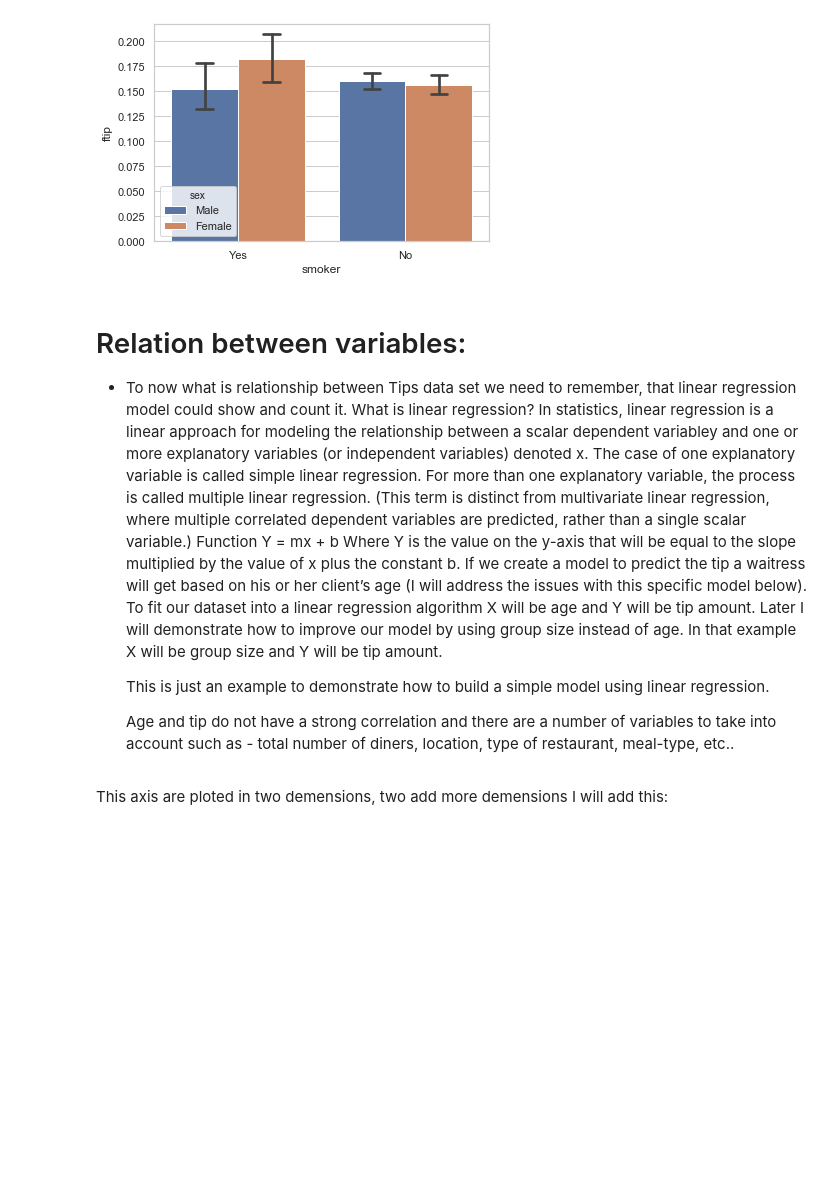
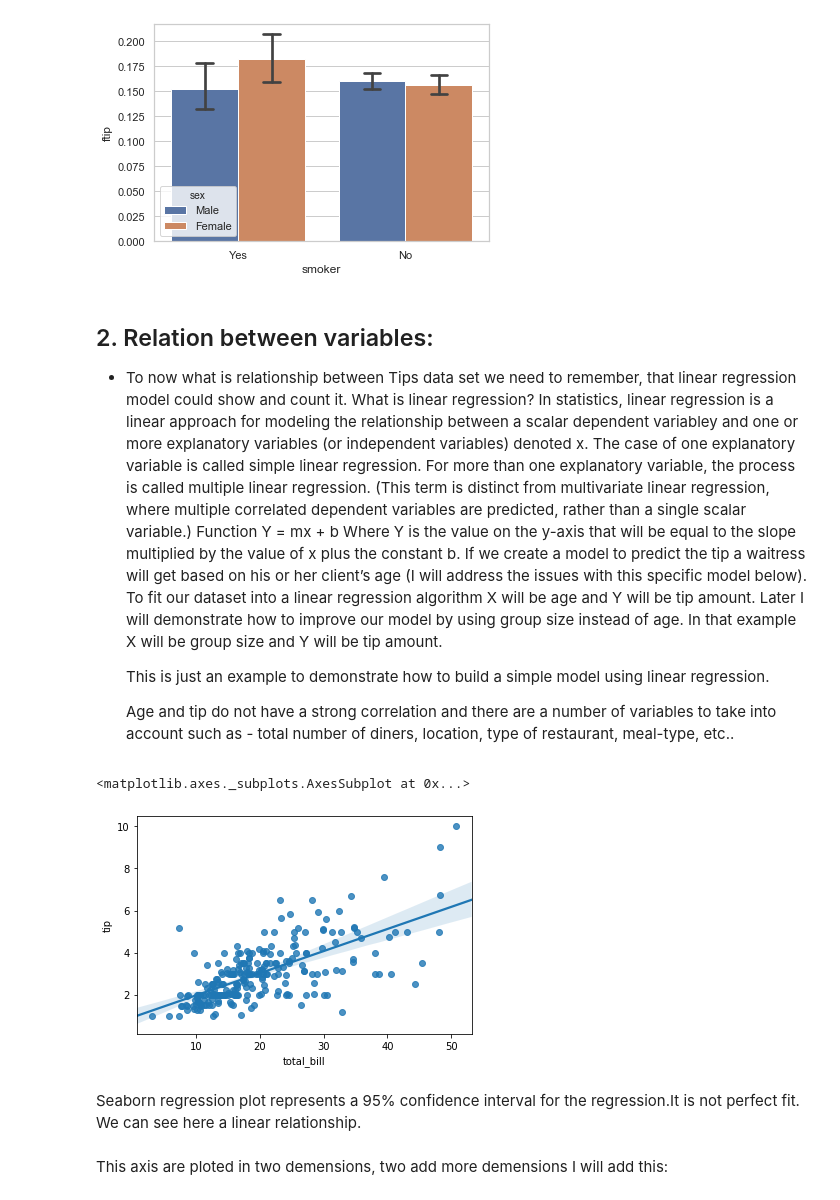
Before and after one commit to rituteval/Fundamentals-assesments, a Jupyter notebook: Tips data set.ipynb, the cells around one changed output. Drawn from its saved outputs; the diff is of its cells as text; code cells hidden in the pictures; blank space fills up the shorter version.

Commit message:
Wroted a bit about variables within dataset

```diff
--- a/Tips data set.ipynb
+++ b/Tips data set.ipynb
@@ -194,7 +194,7 @@ sns.barplot(x= 'smoker', y= 'ftip', hue='sex', data = df, capsize=.1) # Plot the
 <matplotlib.axes._subplots.AxesSubplot at 0x...>
 [figure]
 # %% [markdown]
-# Relation between variables:
+## 2. Relation between variables:
 
 - To now what is relationship between Tips data set we need to remember, that linear regression model could show and count it.
   What is linear regression?
@@ -205,6 +205,13 @@ sns.barplot(x= 'smoker', y= 'ftip', hue='sex', data = df, capsize=.1) # Plot the
     This is just an example to demonstrate how to build a simple model using linear regression.
 
     Age and tip do not have a strong correlation and there are a number of variables to take into account such as - total number of diners, location, type of restaurant, meal-type, etc..
+# %%
+sns.regplot(x="total_bill", y="tip", data=df)  #Checked is it here all rows.
+# %% [output]
+<matplotlib.axes._subplots.AxesSubplot at 0x...>
+[figure, added]
+# %% [markdown]
+Seaborn regression plot represents a 95% confidence interval for the regression.It is not perfect fit. We can see here a linear relationship.
 # %% [markdown]
 This axis are ploted in two demensions, two add more demensions I will add this:
 # %%
```
Also changed, not shown: parts of 8 cells of this notebook.
